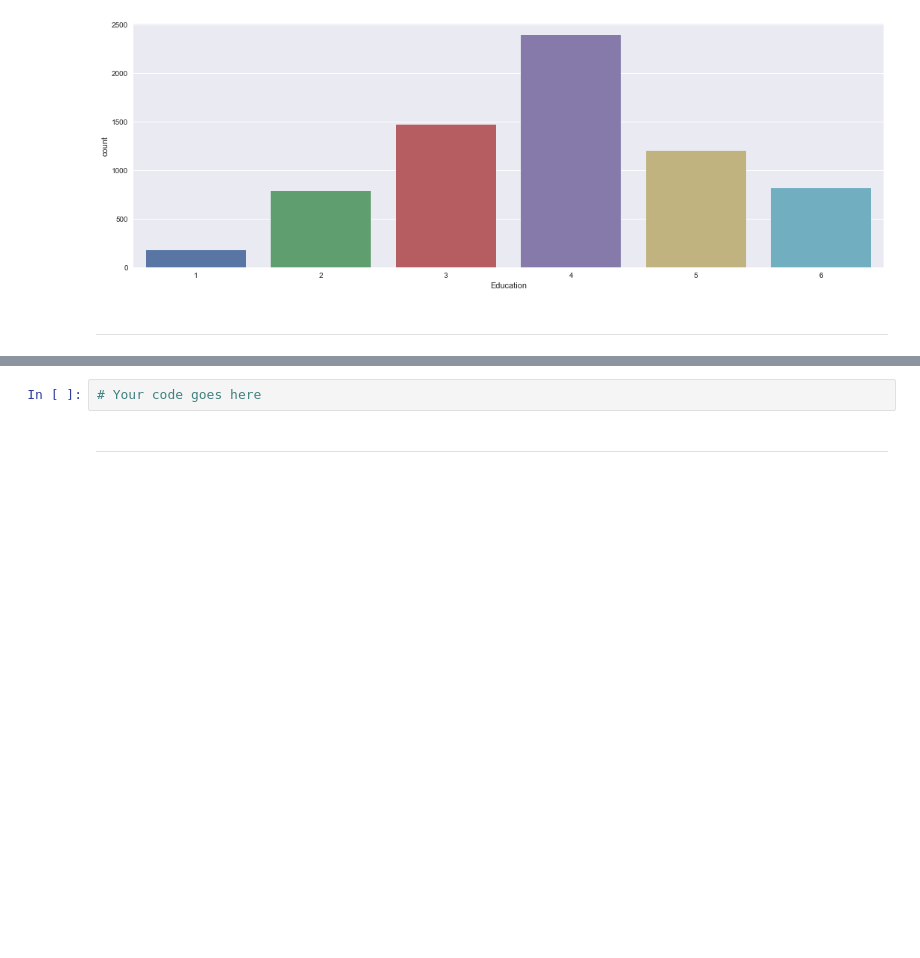
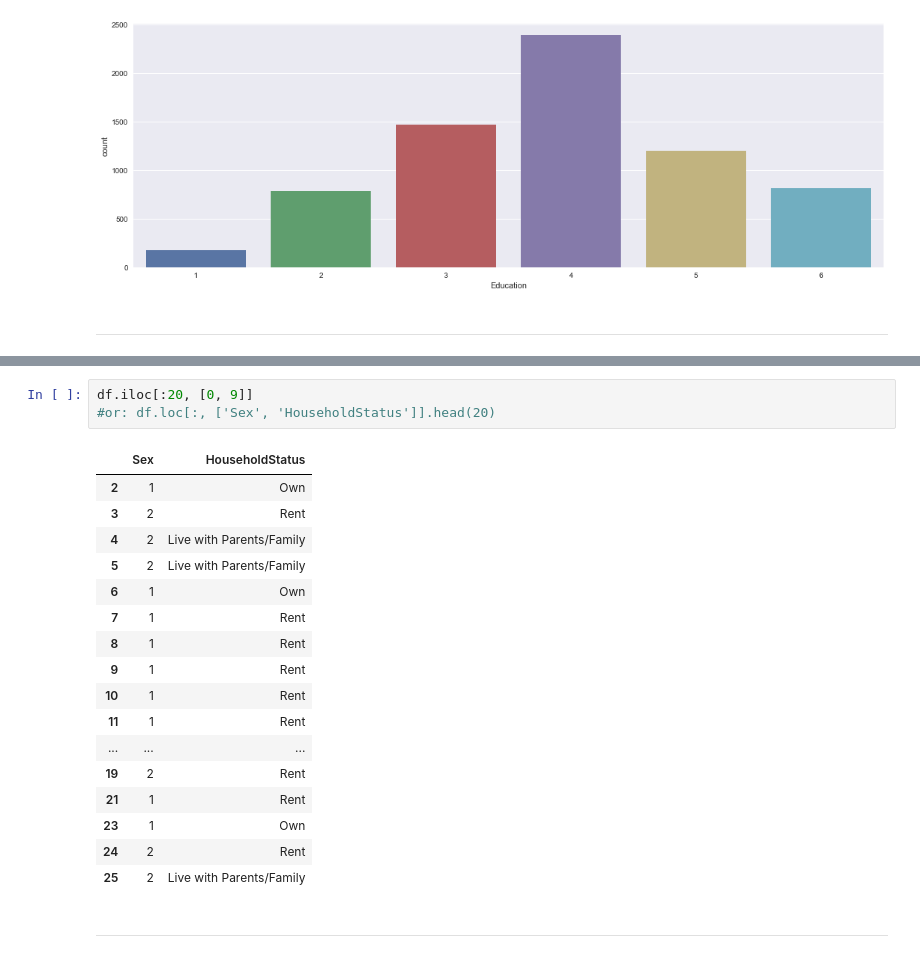
Before and after one commit to AndyDeNike/RMOTR, a Jupyter notebook: projects/data-science/ds-unit-1-marketing/Project - Marketing Analysis.ipynb, the cells around one changed output, grey strips where cells are left out. Cells and saved outputs as stored; diff of their text form; blank space fills up the shorter version.

Commit message:
Isolated sex/householdstatus first 20 rows

```diff
--- a/projects/data-science/ds-unit-1-marketing/Project - Marketing Analysis.ipynb
+++ b/projects/data-science/ds-unit-1-marketing/Project - Marketing Analysis.ipynb
@@ -311,8 +311,27 @@ sns.countplot(x = 'Education', data=df)
         </td>
     </tr>
 </table>
-# %%
-# Your code goes here
+# %%
+df.iloc[:20, [0, 9]]
+#or: df.loc[:, ['Sex', 'HouseholdStatus']].head(20)
+# %% [output]
+|  | Sex | HouseholdStatus |
+| 2 | 1 | Own |
+| 3 | 2 | Rent |
+| 4 | 2 | Live with Parents/Family |
+| 5 | 2 | Live with Parents/Family |
+| 6 | 1 | Own |
+| 7 | 1 | Rent |
+| 8 | 1 | Rent |
+| 9 | 1 | Rent |
+| 10 | 1 | Rent |
+| 11 | 1 | Rent |
+| ... | ... | ... |
+| 19 | 2 | Rent |
+| 21 | 1 | Rent |
+| 23 | 1 | Own |
+| 24 | 2 | Rent |
+| 25 | 2 | Live with Parents/Family |
 # %% [markdown]
 ---
 # %% [markdown]
```
